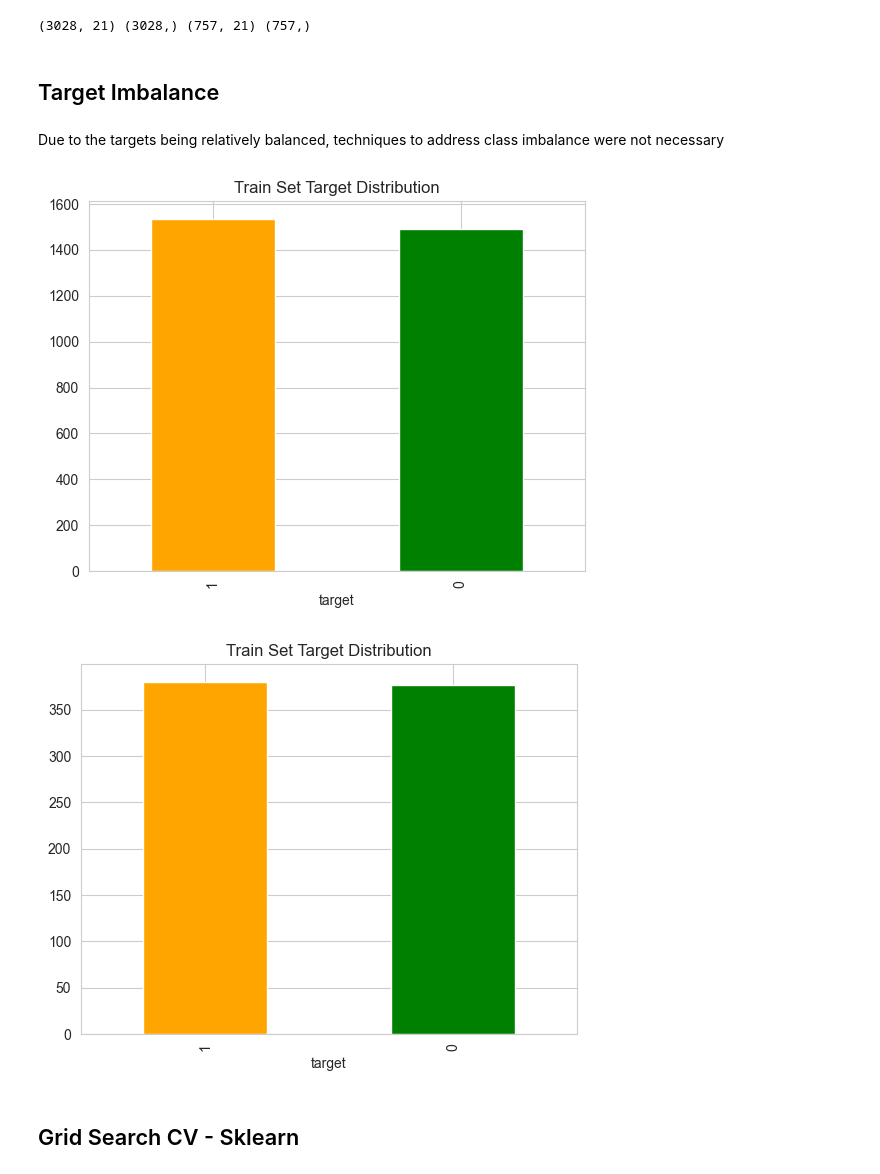
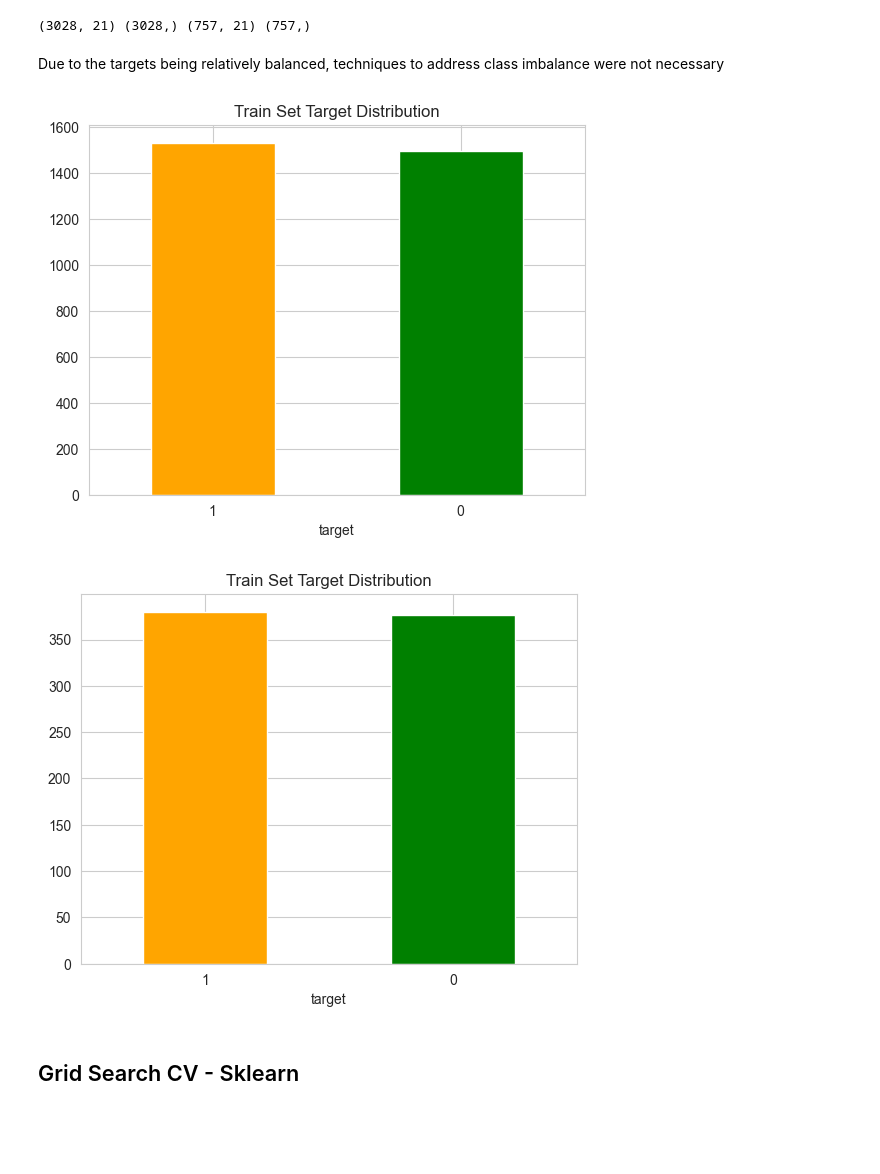
Before and after one commit to AndyV773/PP5, a Jupyter notebook: jupyter_notebooks/05 - Modeling and Evaluation - Classification.ipynb, the cells around one changed output. Cells and saved outputs as stored; diff of their text form; code cells hidden in the pictures; blank space fills up the shorter version.

```diff
--- a/jupyter_notebooks/05 - Modeling and Evaluation - Classification.ipynb
+++ b/jupyter_notebooks/05 - Modeling and Evaluation - Classification.ipynb
@@ -252,19 +256,19 @@ X_test = pipeline_data_cleaning_feat_eng.transform(X_test)
 print(X_train.shape, y_train.shape, X_test.shape, y_test.shape)
 # %% [output]
 (3028, 21) (3028,) (757, 21) (757,)
-# %% [markdown]
-## Target Imbalance
 # %% [markdown]
 Due to the targets being relatively balanced, techniques to address class imbalance were not necessary
 # %%
 y_train.value_counts().plot(kind='bar', color=['orange', 'green'], title='Train Set Target Distribution')
+plt.xticks(rotation=0)
 plt.show()
 # %% [output]
-[figure, old version]
+[figure, new version]
 # %%
 y_test.value_counts().plot(kind='bar', color=['orange', 'green'], title='Train Set Target Distribution')
+plt.xticks(rotation=0)
 plt.show()
 # %% [output]
-[figure, old version]
+[figure, new version]
 # %% [markdown]
 ## Grid Search CV - Sklearn
```
Also changed, not shown: parts of 43 cells of this notebook, 38 other files.
